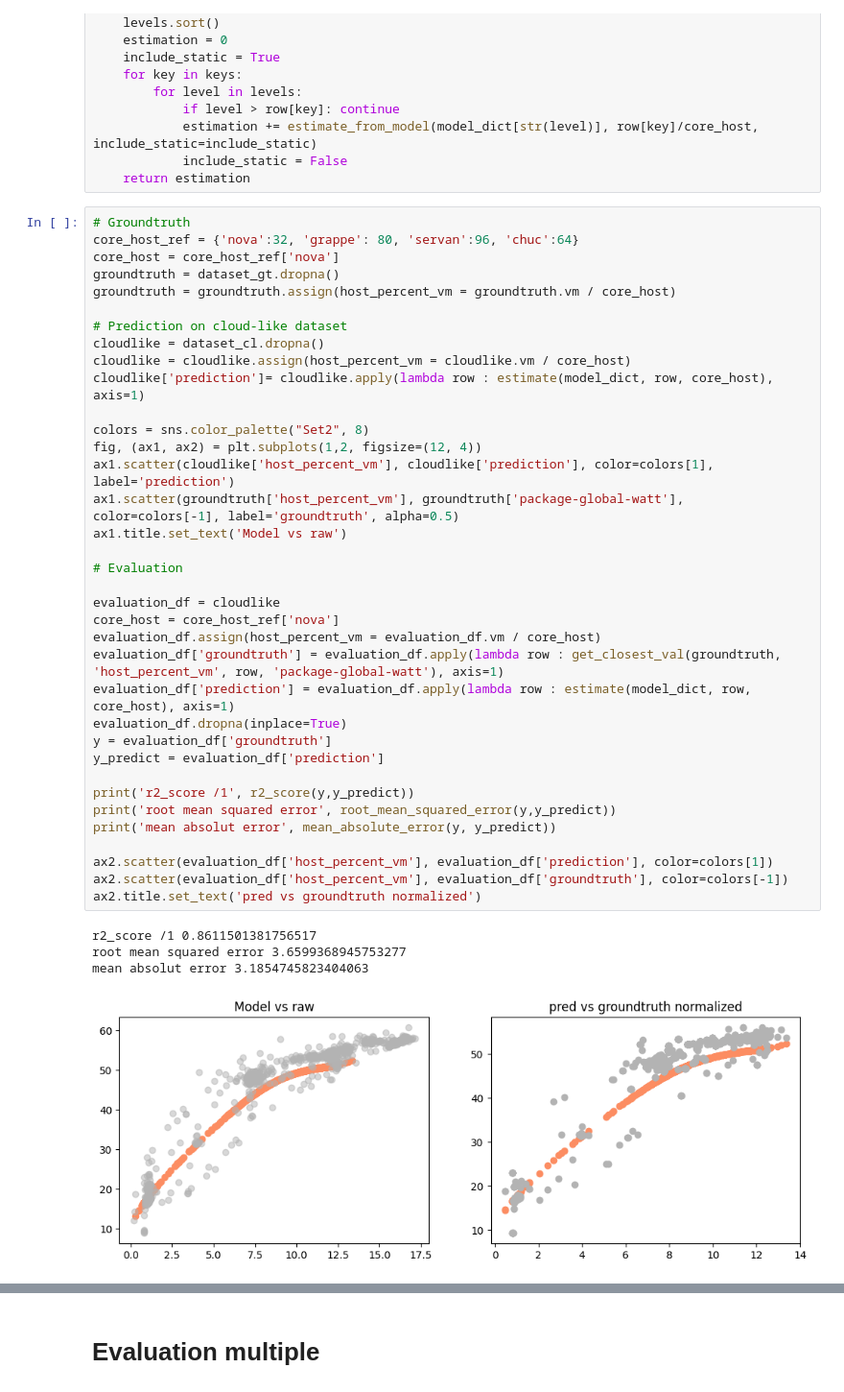
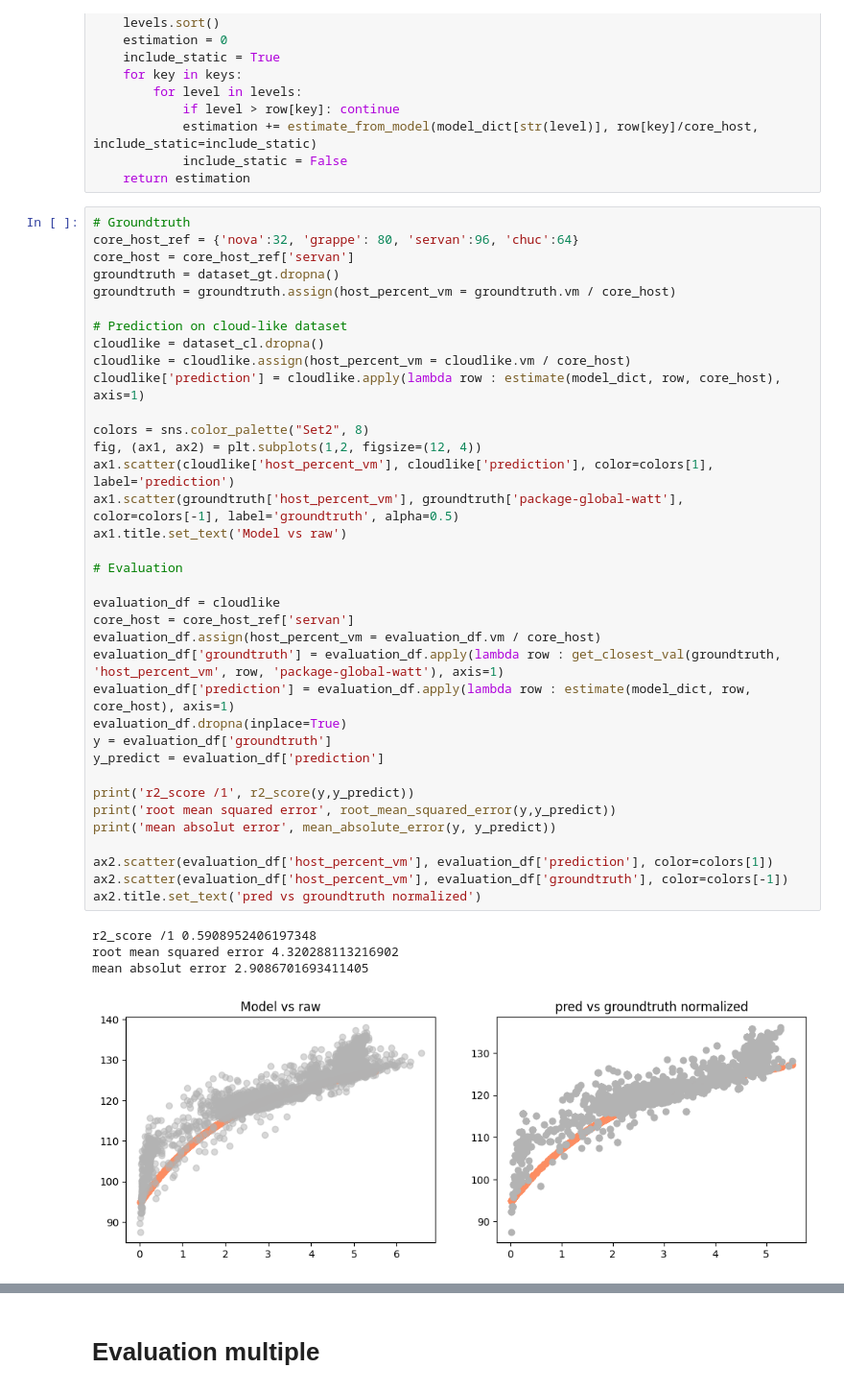
Before and after one commit to jacquetpi/cinergy-models, a Jupyter notebook: notebooks/models.ipynb, the cells around one changed output, grey strips where cells are left out. Shown at 96% size. Cells and saved outputs as stored; diff of their text form.

Commit message:
wip figures

```diff
--- a/notebooks/models.ipynb
+++ b/notebooks/models.ipynb
@@ -135,41 +135,41 @@ def estimate(model_dict : dict, row, core_host : int, keys : list = ['CPU0', 'CP
 # %%
 # Groundtruth
 core_host_ref = {'nova':32, 'grappe': 80, 'servan':96, 'chuc':64}
-core_host = core_host_ref['nova']
+core_host = core_host_ref['servan']
 groundtruth = dataset_gt.dropna()
 groundtruth = groundtruth.assign(host_percent_vm = groundtruth.vm / core_host)
 
 # Prediction on cloud-like dataset
 cloudlike = dataset_cl.dropna()
 cloudlike = cloudlike.assign(host_percent_vm = cloudlike.vm / core_host)
-cloudlike['prediction']= cloudlike.apply(lambda row : estimate(model_dict, row, core_host), axis=1)
+cloudlike['prediction'] = cloudlike.apply(lambda row : estimate(model_dict, row, core_host), axis=1)
 
 colors = sns.color_palette("Set2", 8)
 fig, (ax1, ax2) = plt.subplots(1,2, figsize=(12, 4))
 ax1.scatter(cloudlike['host_percent_vm'], cloudlike['prediction'], color=colors[1], label='prediction')
 ax1.scatter(groundtruth['host_percent_vm'], groundtruth['package-global-watt'], color=colors[-1], label='groundtruth', alpha=0.5)
 ax1.title.set_text('Model vs raw')
 
 # Evaluation
 
 evaluation_df = cloudlike
-core_host = core_host_ref['nova']
+core_host = core_host_ref['servan']
 evaluation_df.assign(host_percent_vm = evaluation_df.vm / core_host)
 evaluation_df['groundtruth'] = evaluation_df.apply(lambda row : get_closest_val(groundtruth, 'host_percent_vm', row, 'package-global-watt'), axis=1)
 evaluation_df['prediction'] = evaluation_df.apply(lambda row : estimate(model_dict, row, core_host), axis=1)
 evaluation_df.dropna(inplace=True)
 y = evaluation_df['groundtruth']
 y_predict = evaluation_df['prediction']
 
 print('r2_score /1', r2_score(y,y_predict))
 print('root mean squared error', root_mean_squared_error(y,y_predict))
 print('mean absolut error', mean_absolute_error(y, y_predict))
 
 ax2.scatter(evaluation_df['host_percent_vm'], evaluation_df['prediction'], color=colors[1])
 ax2.scatter(evaluation_df['host_percent_vm'], evaluation_df['groundtruth'], color=colors[-1])
 ax2.title.set_text('pred vs groundtruth normalized')
 # %% [output]
-r2_score /1 0.8611501381756517
-root mean squared error 3.6599368945753277
-mean absolut error 3.1854745823404063
+r2_score /1 0.5908952406197348
+root mean squared error 4.320288113216902
+mean absolut error 2.9086701693411405
-[figure, old version]
+[figure, new version]
```
Also changed, not shown: parts of 4 cells of this notebook, 1 other file.
